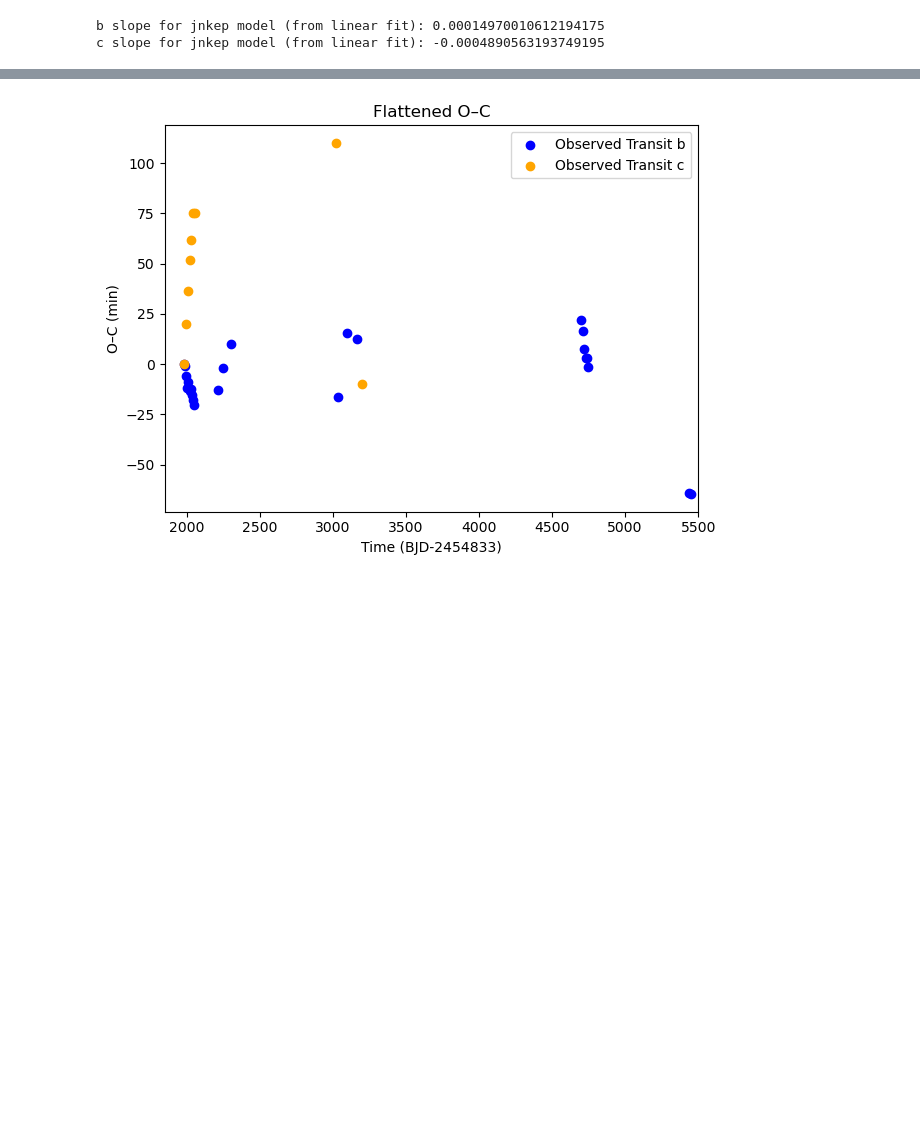
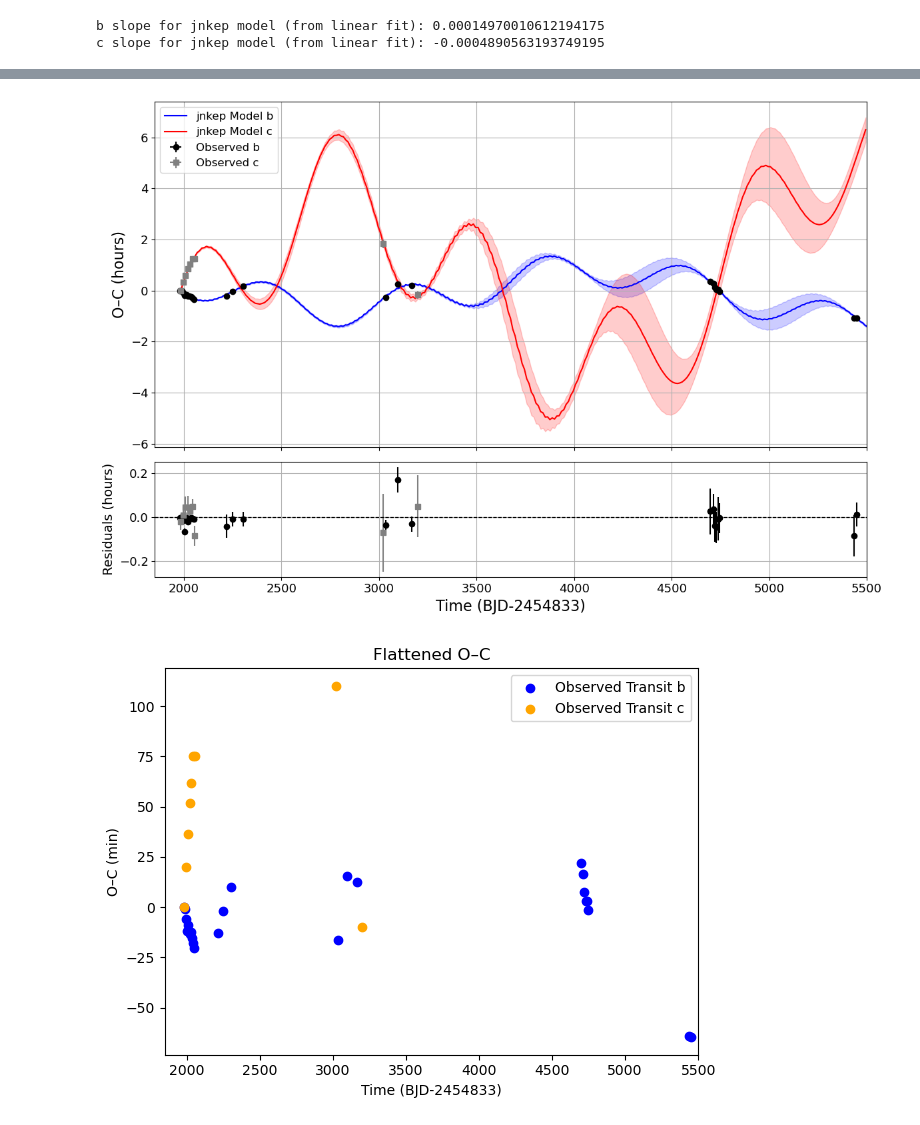
Before and after one commit to pentrican10/k2-19-project, a Jupyter notebook: 6_compare_models.ipynb, the cells around one changed output, grey strips where cells are left out. Cells and saved outputs as stored; diff of their text form; code cells hidden in the pictures; blank space fills up the shorter version.

```diff
--- a/6_compare_models.ipynb
+++ b/6_compare_models.ipynb
@@ -318,2 +360,73 @@ plt.show()
+# %%
+import matplotlib.pyplot as plt
+
+# Set up 2 subplots: main plot and residuals plot
+fig, (ax1, ax2) = plt.subplots(2, 1, figsize=(12, 8), sharex=True,
+                               gridspec_kw={'height_ratios': [3, 1]})
+
+### MAIN PLOT — Flattened Model and Observations
+# Planet b model
+ax1.plot(t_jnkep_b, flat_jnkep_b*24, label='jnkep Model b', color='b')
+ax1.fill_between(t_jnkep_b,
+                 (flat_jnkep_b - t_jnkep_err_b)*24,
+                 (flat_jnkep_b + t_jnkep_err_b)*24,
+                 color='b', alpha=0.2)
+
+# Planet c model
+ax1.plot(t_jnkep_c, flat_jnkep_c*24, label='jnkep Model c', color='r')
+ax1.fill_between(t_jnkep_c,
+                 (flat_jnkep_c - t_jnkep_err_c)*24,
+                 (flat_jnkep_c + t_jnkep_err_c)*24,
+                 color='r', alpha=0.2)
+
+flat_obs_b = np.array(flat_obs_b)
+t_obs_err_b = np.array(t_obs_err_b)
+flat_obs_c = np.array(flat_obs_c)
+t_obs_err_c = np.array(t_obs_err_c)
+
+# Observed points with error bars
+ax1.errorbar(t_obs_b, (flat_obs_b*24), xerr=t_obs_err_b, yerr=(t_obs_err_b*24),
+             marker='o', linestyle='none', label='Observed b', color='black')
+ax1.errorbar(t_obs_c, (flat_obs_c*24), xerr=t_obs_err_c, yerr=(t_obs_err_c*24),
+             marker='s', linestyle='none', label='Observed c', color='grey')
+
+# ax1.set_title('Flattened O–C', fontsize=16)
+ax1.set_ylabel('O–C (hours)', fontsize=16)
+ax1.set_xlim(1850, 5500)
+ax1.legend(fontsize=12)
+ax1.grid(True)
+
+### RESIDUALS PLOT — (Observed - Model)
+# Interpolate model at observed points if needed
+from scipy.interpolate import interp1d
+
+# Interpolation to match observed points
+model_interp_b = interp1d(t_jnkep_b, flat_jnkep_b, bounds_error=False, fill_value="extrapolate")
+model_interp_c = interp1d(t_jnkep_c, flat_jnkep_c, bounds_error=False, fill_value="extrapolate")
+
+residuals_b = flat_obs_b - model_interp_b(t_obs_b)
+residuals_c = flat_obs_c - model_interp_c(t_obs_c)
+
+# Plot residuals with error bars
+ax2.errorbar(t_obs_b, residuals_b*24, xerr=t_obs_err_b, yerr=t_obs_err_b*24,
+             marker='o', linestyle='none', color='black')
+ax2.errorbar(t_obs_c, residuals_c*24, xerr=t_obs_err_c, yerr=t_obs_err_c*24,
+             marker='s', linestyle='none', color='grey')
+
+ax2.axhline(0, color='k', linestyle='--', linewidth=1)
+ax2.set_xlabel(f'Time (BJD-{petigura_offset})', fontsize=16)
+ax2.set_ylabel('Residuals (hours)', fontsize=14)
+ax2.set_xlim(1850, 5500)
+# ax2.legend(fontsize=12)
+ax2.grid(True)
+
+ax1.tick_params(axis='both', labelsize=13)
+ax2.tick_params(axis='both', labelsize=13)
+
+
+plt.tight_layout()
+plt.show()
+# %% [output]
+[figure, added]
 # %%
 plt.scatter(t_obs_b, flat_obs_b*(24*60), label='Observed Transit b', marker='o', color='b')
```
Also changed, not shown: parts of 7 cells of this notebook, 2 other files.
